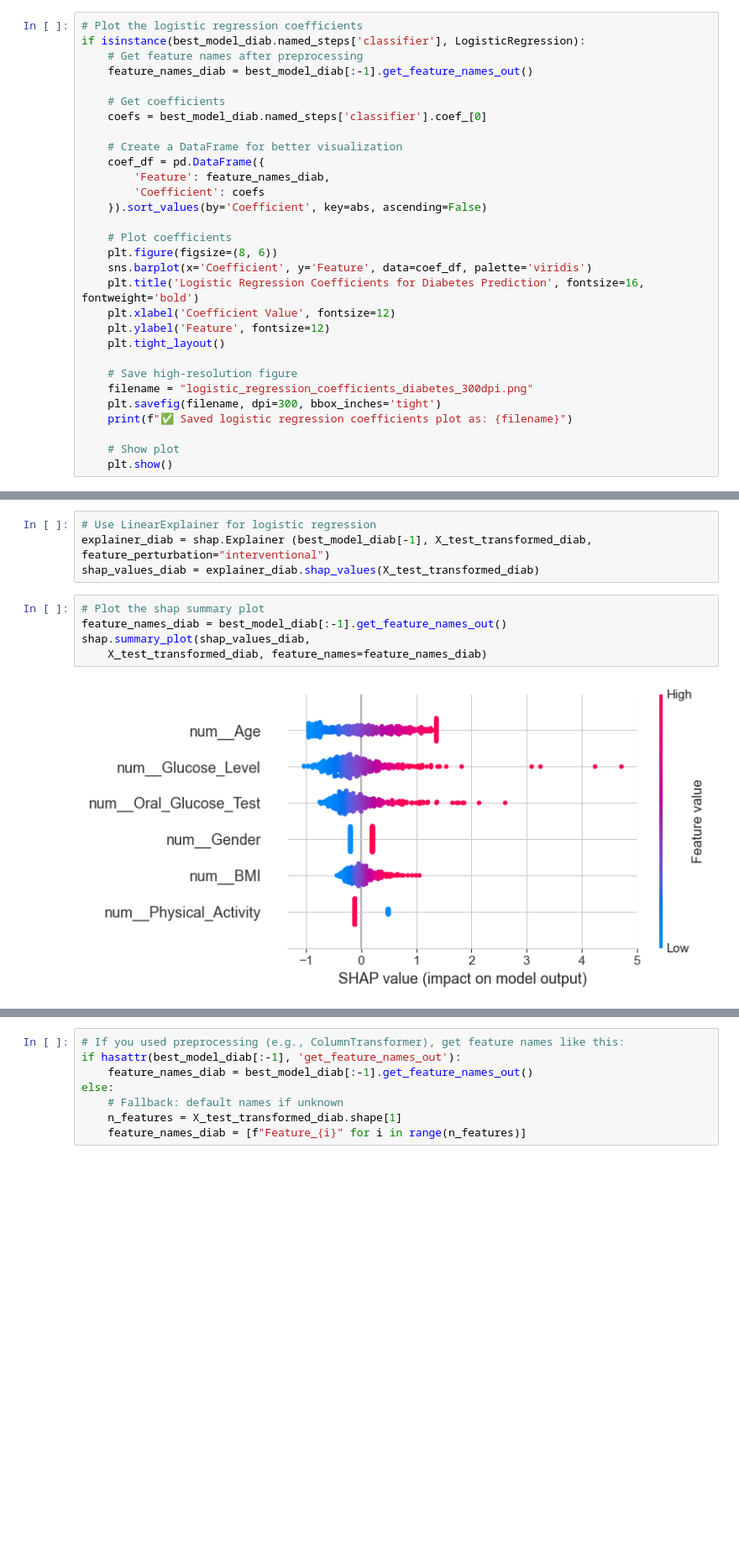
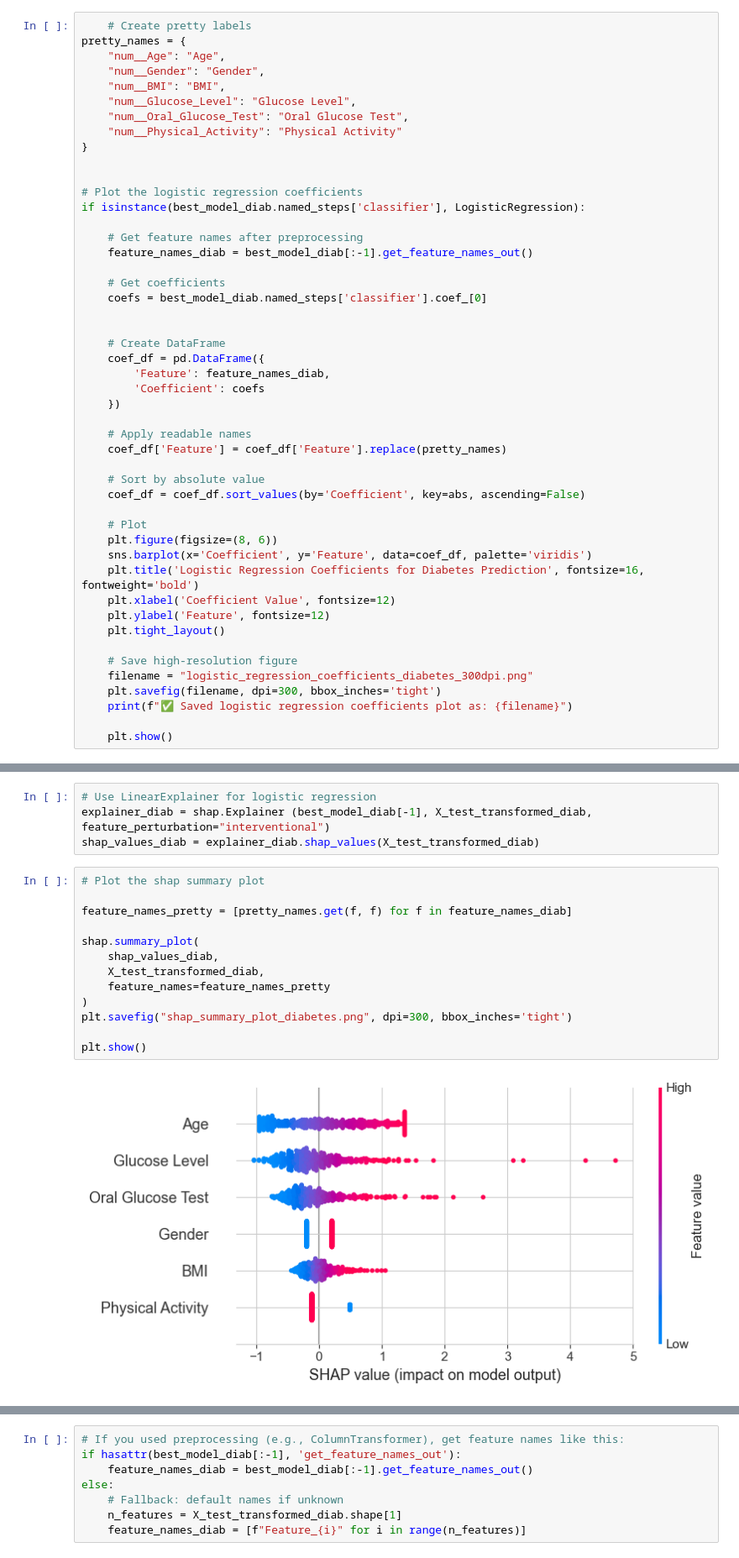
Before and after one commit to bpickett14/MATH3310_FA_2025_FP1_G01_PICKETT_CARDONA, a Jupyter notebook: notebooks/Final.ipynb, the cells around one changed output, grey strips where cells are left out. Shown at 84% size. Saved outputs shown, nothing was run; the diff lists cells and outputs as text; blank space fills up the shorter version.

```diff
--- a/notebooks/Final.ipynb
+++ b/notebooks/Final.ipynb
@@ -716,21 +718,40 @@ Confusion matrix (test):
  [[337 103]
  [  6  10]]
 # %%
+    # Create pretty labels
+pretty_names = {
+    "num__Age": "Age",
+    "num__Gender": "Gender",
+    "num__BMI": "BMI",
+    "num__Glucose_Level": "Glucose Level",
+    "num__Oral_Glucose_Test": "Oral Glucose Test",
+    "num__Physical_Activity": "Physical Activity"
+}
+
+
 # Plot the logistic regression coefficients
 if isinstance(best_model_diab.named_steps['classifier'], LogisticRegression):
+
     # Get feature names after preprocessing
     feature_names_diab = best_model_diab[:-1].get_feature_names_out()
 
     # Get coefficients
     coefs = best_model_diab.named_steps['classifier'].coef_[0]
 
-    # Create a DataFrame for better visualization
+
+    # Create DataFrame
     coef_df = pd.DataFrame({
         'Feature': feature_names_diab,
         'Coefficient': coefs
-    }).sort_values(by='Coefficient', key=abs, ascending=False)
+    })
 
-    # Plot coefficients
+    # Apply readable names
+    coef_df['Feature'] = coef_df['Feature'].replace(pretty_names)
+
+    # Sort by absolute value
+    coef_df = coef_df.sort_values(by='Coefficient', key=abs, ascending=False)
+
+    # Plot
     plt.figure(figsize=(8, 6))
     sns.barplot(x='Coefficient', y='Feature', data=coef_df, palette='viridis')
     plt.title('Logistic Regression Coefficients for Diabetes Prediction', fontsize=16, fontweight='bold')
@@ -743,7 +764,6 @@ if isinstance(best_model_diab.named_steps['classifier'], LogisticRegression):
     plt.savefig(filename, dpi=300, bbox_inches='tight')
     print(f"✅ Saved logistic regression coefficients plot as: {filename}")
 
-    # Show plot
     plt.show()
 # %% [output]
 Passing `palette` without assigning `hue` is deprecated and will be removed in v0.14.0. Assign the `y` variable to `hue` and set `legend=False` for the same effect.
@@ -802,8 +827,16 @@ explainer_diab = shap.Explainer (best_model_diab[-1], X_test_transformed_diab, f
 shap_values_diab = explainer_diab.shap_values(X_test_transformed_diab)
 # %%
 # Plot the shap summary plot
-feature_names_diab = best_model_diab[:-1].get_feature_names_out()
-shap.summary_plot(shap_values_diab,
-    X_test_transformed_diab, feature_names=feature_names_diab)
+
+feature_names_pretty = [pretty_names.get(f, f) for f in feature_names_diab]
+
+shap.summary_plot(
+    shap_values_diab,
+    X_test_transformed_diab,
+    feature_names=feature_names_pretty
+)
+plt.savefig("shap_summary_plot_diabetes.png", dpi=300, bbox_inches='tight')
+
+plt.show()
 # %% [output]
-[figure, old version]
+[figure, new version]
```
Also changed, not shown: parts of 6 cells of this notebook.
